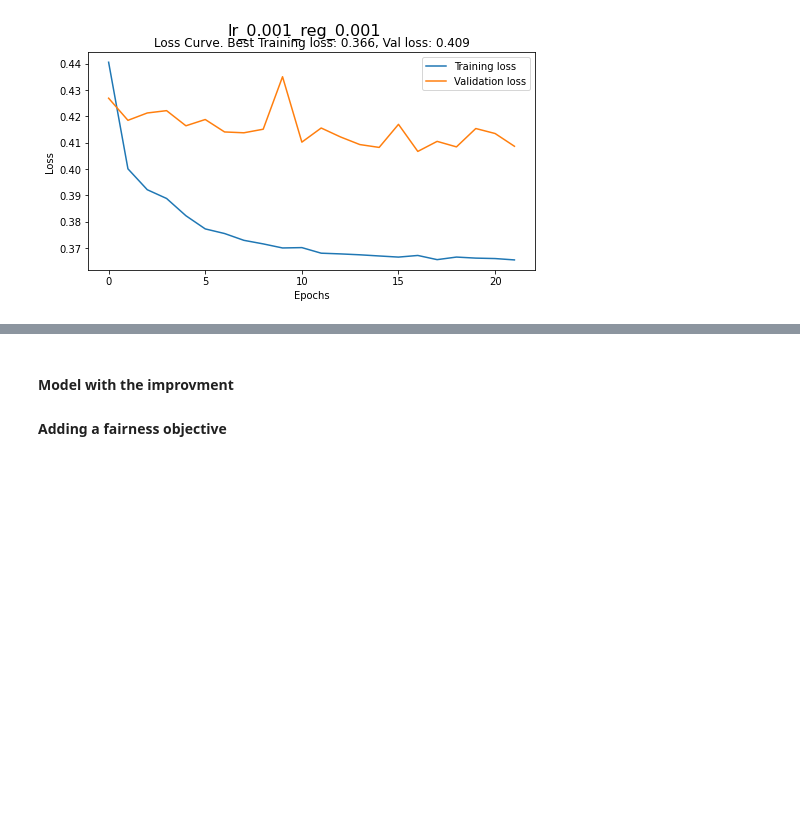
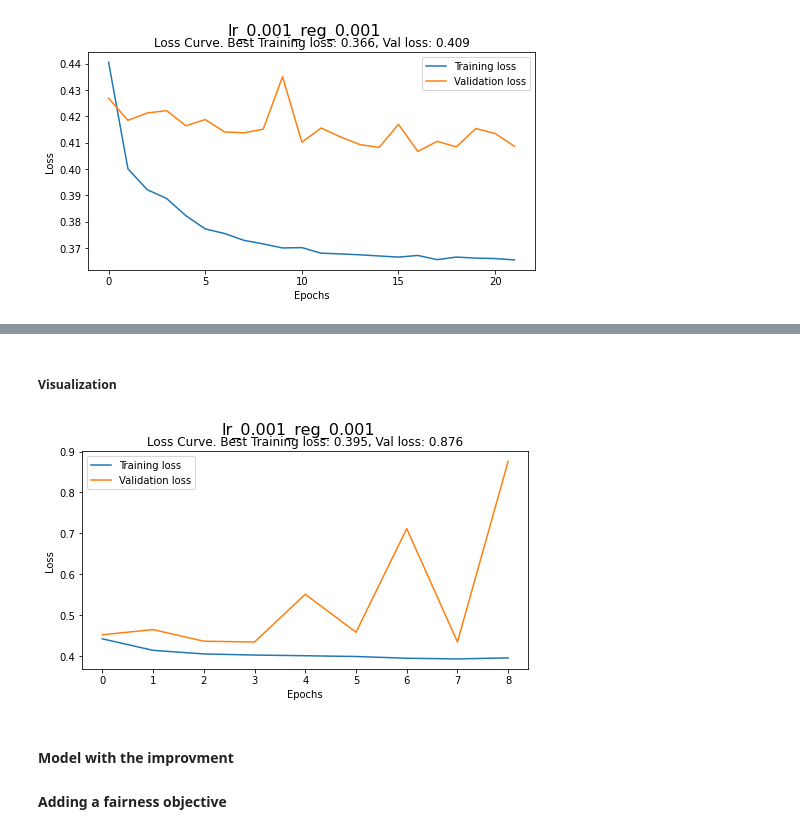
Before and after one commit to idankash/RecSys_final_project, a Jupyter notebook: Youtube_RecSys_Project.ipynb, the cells around one changed output, grey strips where cells are left out. Saved outputs shown, nothing was run; the diff lists cells and outputs as text; code cells hidden in the pictures; blank space fills up the shorter version.

```diff
--- a/Youtube_RecSys_Project.ipynb
+++ b/Youtube_RecSys_Project.ipynb
@@ -684,3 +878,10 @@ for key in history_list.keys():
+# %% [markdown]
+##### **Visualization**
+# %%
+for key in history_list.keys():
+    plot_learning_curve(history_list[key], key)
+# %% [output]
+[figure, added]
 # %% [markdown]
 #### **Model with the improvment**
 #### Adding a fairness objective
```
Also changed, not shown: parts of 11 cells of this notebook.
